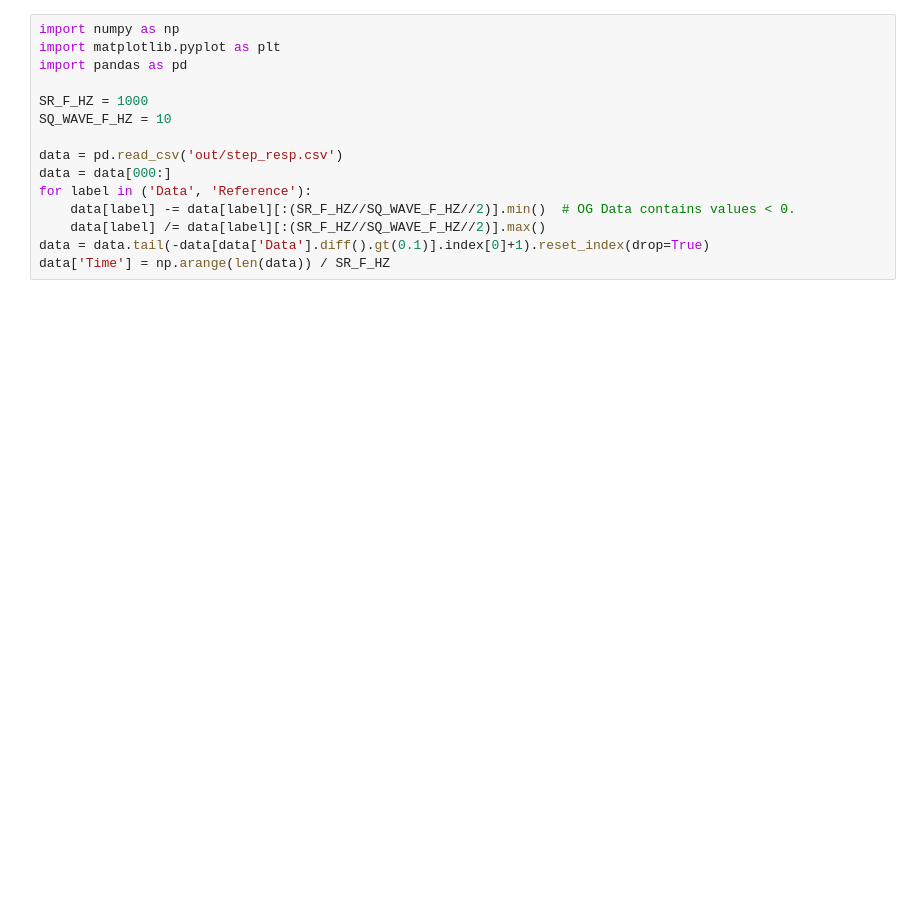
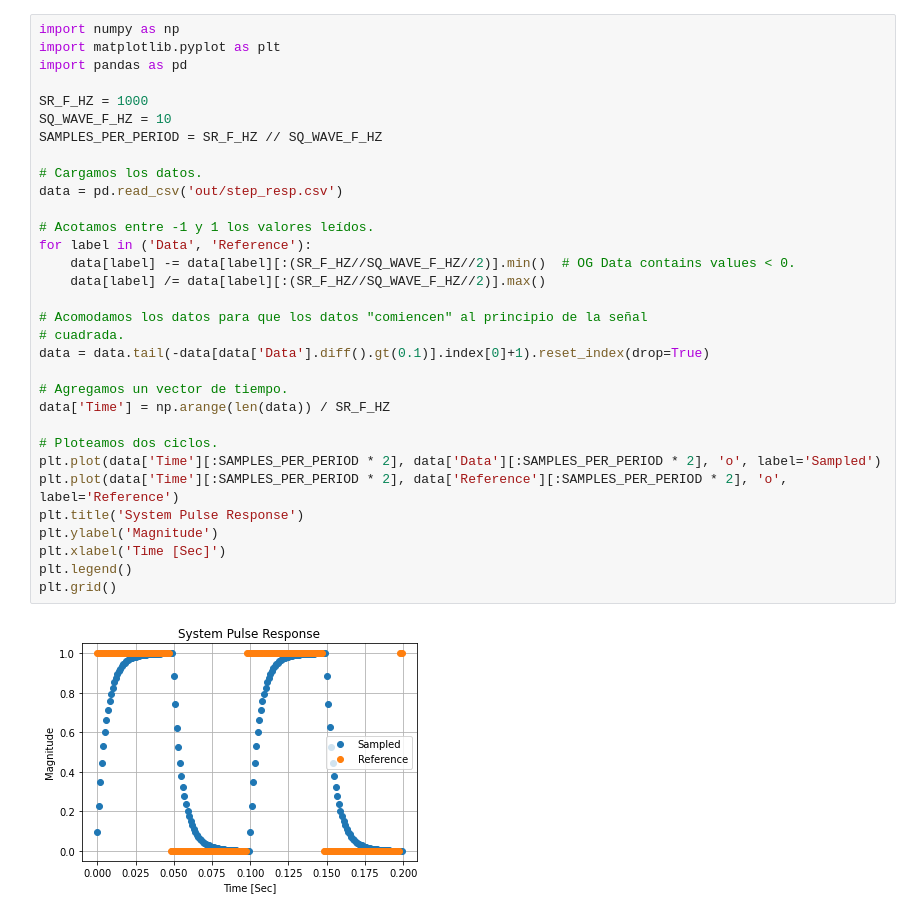
Before and after one commit to lorsi96/System-Identification-Control-for-RCRC-Circuit, a Jupyter notebook: scripts/analysis.ipynb, the cells around one changed output. Saved outputs shown, nothing was run; the diff lists cells and outputs as text; blank space fills up the shorter version.

```diff
--- a/scripts/analysis.ipynb
+++ b/scripts/analysis.ipynb
@@ -1,15 +60,34 @@
 # %%
 import numpy as np
 import matplotlib.pyplot as plt
 import pandas as pd
 
 SR_F_HZ = 1000
 SQ_WAVE_F_HZ = 10
+SAMPLES_PER_PERIOD = SR_F_HZ // SQ_WAVE_F_HZ
 
+# Cargamos los datos.
 data = pd.read_csv('out/step_resp.csv')
-data = data[000:]
+
+# Acotamos entre -1 y 1 los valores leídos.
 for label in ('Data', 'Reference'):
     data[label] -= data[label][:(SR_F_HZ//SQ_WAVE_F_HZ//2)].min()  # OG Data contains values < 0.
     data[label] /= data[label][:(SR_F_HZ//SQ_WAVE_F_HZ//2)].max()
+
+# Acomodamos los datos para que los datos "comiencen" al principio de la señal
+# cuadrada.
 data = data.tail(-data[data['Data'].diff().gt(0.1)].index[0]+1).reset_index(drop=True)
+
+# Agregamos un vector de tiempo.
 data['Time'] = np.arange(len(data)) / SR_F_HZ
+
+# Ploteamos dos ciclos.
+plt.plot(data['Time'][:SAMPLES_PER_PERIOD * 2], data['Data'][:SAMPLES_PER_PERIOD * 2], 'o', label='Sampled')
+plt.plot(data['Time'][:SAMPLES_PER_PERIOD * 2], data['Reference'][:SAMPLES_PER_PERIOD * 2], 'o', label='Reference')
+plt.title('System Pulse Response')
+plt.ylabel('Magnitude')
+plt.xlabel('Time [Sec]')
+plt.legend()
+plt.grid()
+# %% [output]
+[figure, added]
```
Also changed, not shown: parts of 18 cells of this notebook, 9 other files.
